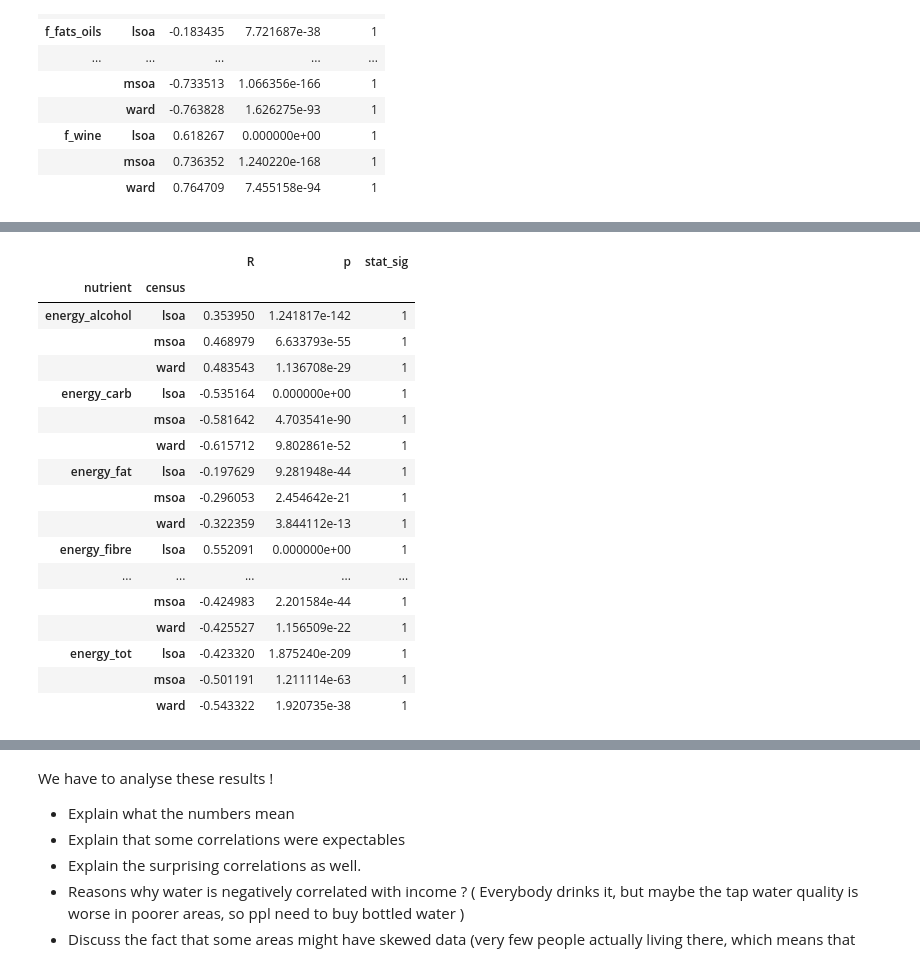
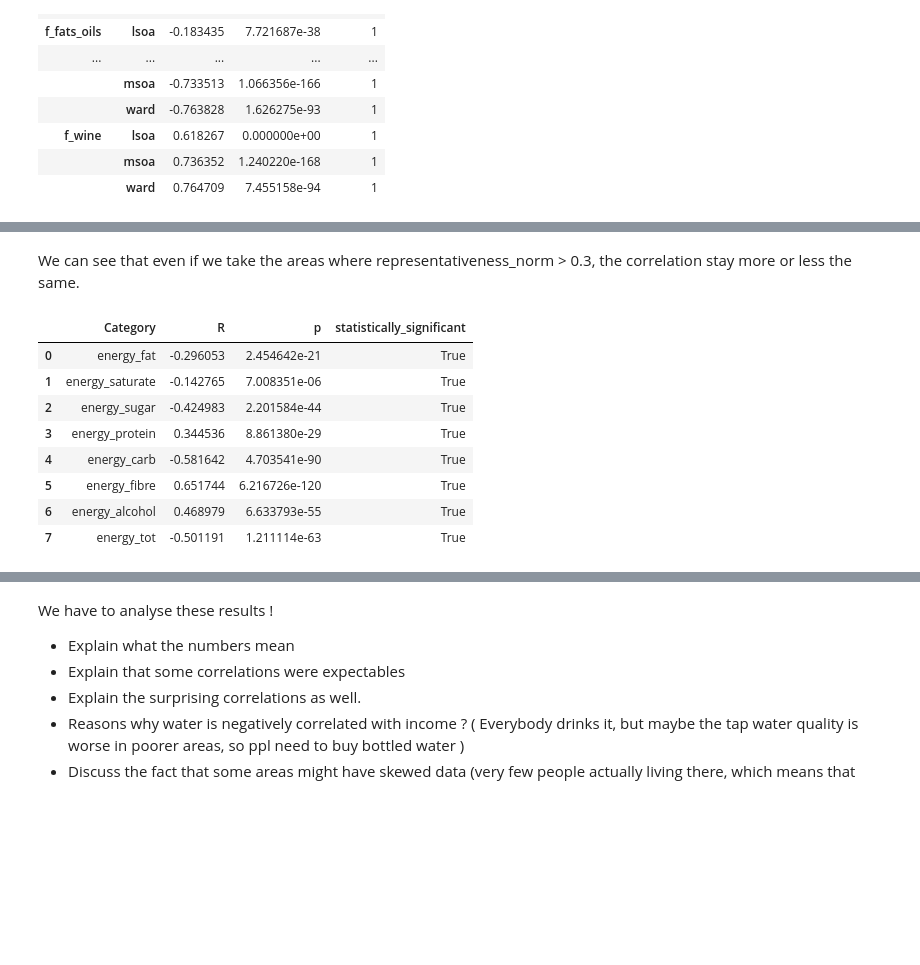
Before and after one commit to epfl-ada/ada-2020-project-milestone-p3-p3_p-ada-wan, a Jupyter notebook: Link_Groceries_Income.ipynb, the cells around one changed output, grey strips where cells are left out. Cells and saved outputs as stored; diff of their text form; code cells hidden in the pictures; blank space fills up the shorter version.

```diff
--- a/Link_Groceries_Income.ipynb
+++ b/Link_Groceries_Income.ipynb
@@ -127,8 +147,13 @@ median_income
 categories_fraction = ['f_beer', 'f_dairy', 'f_eggs', 'f_fats_oils', 'f_fish', 'f_fruit_veg', 'f_grains', 'f_meat_red',
                        'f_poultry', 'f_readymade', 'f_sauces', 'f_soft_drinks', 'f_spirits', 'f_sweets', 'f_tea_coffee',
                        'f_water', 'f_wine']
-nutrients_fraction = ['energy_fat', 'energy_saturate', 'energy_sugar', 'energy_protein', 'energy_carb', 'energy_fibre', 'energy_alcohol', 'energy_tot']
-groceries_dfs = [('ward', groceries_income_ward), ('msoa', groceries_income_msoa), ('lsoa', groceries_income_lsoa)]
+
+nutrients_fraction = ['energy_fat', 'energy_saturate', 'energy_sugar', 'energy_protein',
+                      'energy_carb', 'energy_fibre', 'energy_alcohol', 'energy_tot']
+
+groceries_dfs = [('ward', groceries_income_ward),
+                 ('msoa', groceries_income_msoa),
+                 ('lsoa', groceries_income_lsoa)]
 
 def compute_correlations_categories_incomes(df, income, categories=categories_fraction):
     r_values = []
@@ -206,22 +377,17 @@ compute_correlations_categories_incomes_grouped(dfs=groceries_dfs, income='mean_
+# %% [markdown]
+We can see that even if we take the areas where representativeness_norm > 0.3, the correlation stay more or less the same.
 # %%
 # Computes the correlation between Mean Income in 2012/13 and the energy from nutients  !
 compute_correlations_categories_incomes_grouped(dfs=groceries_dfs, income='mean_income', categories=nutrients_fraction, category_name='nutrient')
+correlation_nutrients = compute_correlations_categories_incomes(groceries_income_msoa, income='mean_income', categories=nutrients_fraction)
+correlation_nutrients
 # %% [output]
-|  |  | R | p | stat_sig |
-| nutrient | census |  |  |  |
-| energy_alcohol | lsoa | 0.353950 | 1.241817e-142 | 1 |
-|  | msoa | 0.468979 | 6.633793e-55 | 1 |
-|  | ward | 0.483543 | 1.136708e-29 | 1 |
-| energy_carb | lsoa | -0.535164 | 0.000000e+00 | 1 |
-|  | msoa | -0.581642 | 4.703541e-90 | 1 |
-|  | ward | -0.615712 | 9.802861e-52 | 1 |
-| energy_fat | lsoa | -0.197629 | 9.281948e-44 | 1 |
-|  | msoa | -0.296053 | 2.454642e-21 | 1 |
-|  | ward | -0.322359 | 3.844112e-13 | 1 |
-| energy_fibre | lsoa | 0.552091 | 0.000000e+00 | 1 |
-| ... | ... | ... | ... | ... |
-|  | msoa | -0.424983 | 2.201584e-44 | 1 |
-|  | ward | -0.425527 | 1.156509e-22 | 1 |
-| energy_tot | lsoa | -0.423320 | 1.875240e-209 | 1 |
-|  | msoa | -0.501191 | 1.211114e-63 | 1 |
-|  | ward | -0.543322 | 1.920735e-38 | 1 |
+|  | Category | R | p | statistically_significant |
+| 0 | energy_fat | -0.296053 | 2.454642e-21 | True |
+| 1 | energy_saturate | -0.142765 | 7.008351e-06 | True |
+| 2 | energy_sugar | -0.424983 | 2.201584e-44 | True |
+| 3 | energy_protein | 0.344536 | 8.861380e-29 | True |
+| 4 | energy_carb | -0.581642 | 4.703541e-90 | True |
+| 5 | energy_fibre | 0.651744 | 6.216726e-120 | True |
+| 6 | energy_alcohol | 0.468979 | 6.633793e-55 | True |
+| 7 | energy_tot | -0.501191 | 1.211114e-63 | True |
```
Also changed, not shown: parts of 25 cells of this notebook.
